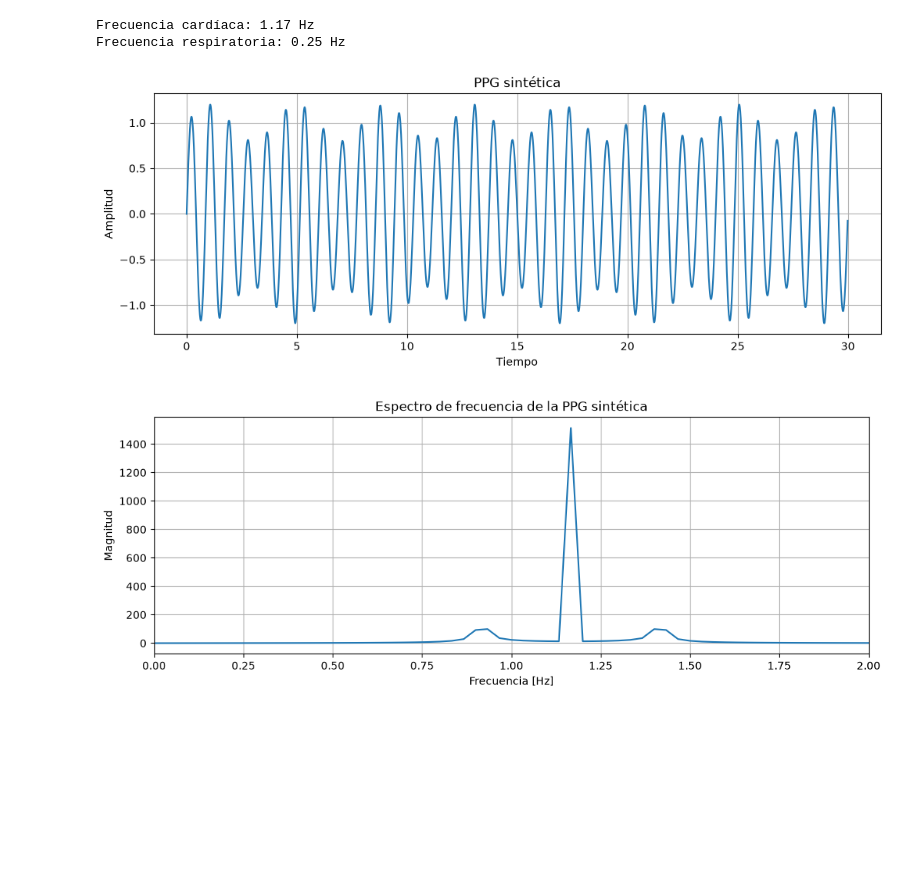
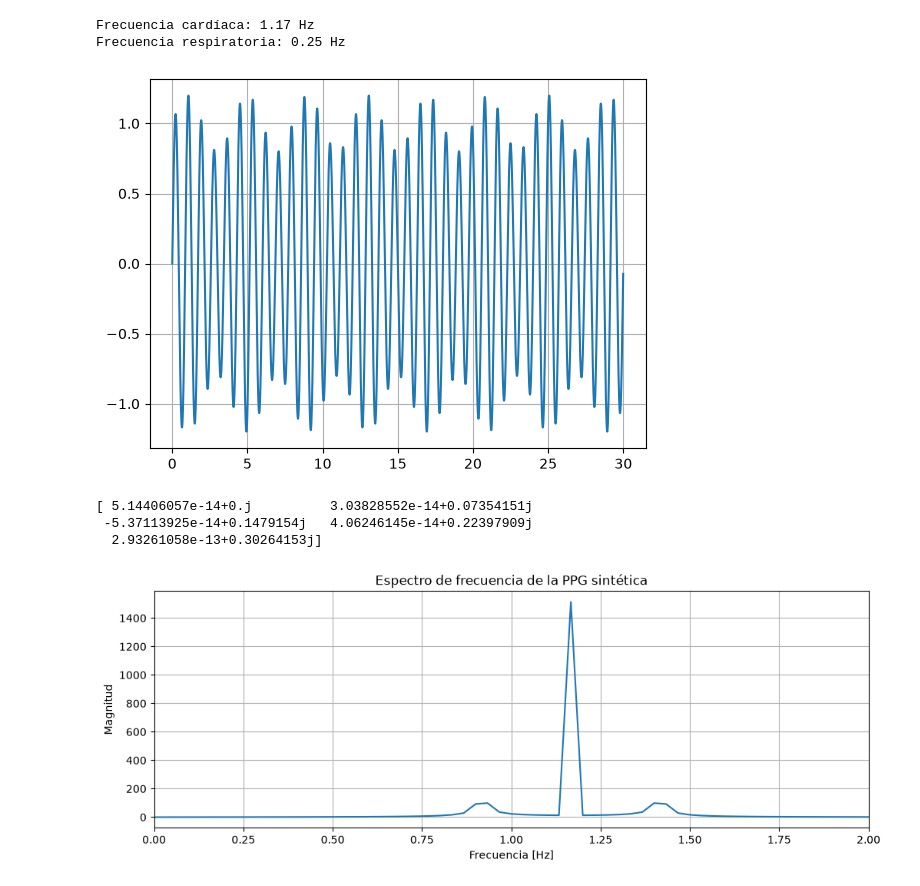
Before and after one commit to carlosgmontoya/respiratory-rate-ppg, a Jupyter notebook: notebooks/01_synthetic_ppg.ipynb, the cells around one changed output. Drawn from its saved outputs; the diff is of its cells as text; code cells hidden in the pictures; blank space fills up the shorter version.

```diff
--- a/notebooks/01_synthetic_ppg.ipynb
+++ b/notebooks/01_synthetic_ppg.ipynb
@@ -35,21 +35,26 @@ respiration = 1 + 0.20 * np.sin(2* np.pi * f_rr * t)
 cardiac = np.sin(2* np.pi * f_hr * t)
 ppg = respiration * cardiac
 # %%
-plt.figure(figsize=(12, 4))
-plt.xlabel("Tiempo")
-plt.ylabel("Amplitud")
-plt.title("PPG sintética")
+#plt.figure(figsize=(12, 4))
+#plt.xlabel("Tiempo")
+#plt.ylabel("Amplitud")
+#plt.title("PPG sintética")
 plt.plot(t, ppg)
 plt.grid()
 plt.show()
 # %% [output]
-[figure, old version]
+[figure, new version]
 # %%
 fft = np.fft.fft(ppg)
+print(fft[:5])
 frequencies = np.fft.fftfreq(len(ppg), 1/fs)
 positive = frequencies >= 0
 frequencies_positive = frequencies[positive]
 fft_positive = np.abs(fft[positive])
+# %% [output]
+[ 5.14406057e-14+0.j          3.03828552e-14+0.07354151j
+ -5.37113925e-14+0.1479154j   4.06246145e-14+0.22397909j
+  2.93261058e-13+0.30264153j]
 # %%
 plt.figure(figsize=(12, 4))
 
```
Also changed, not shown: parts of 11 cells of this notebook.
